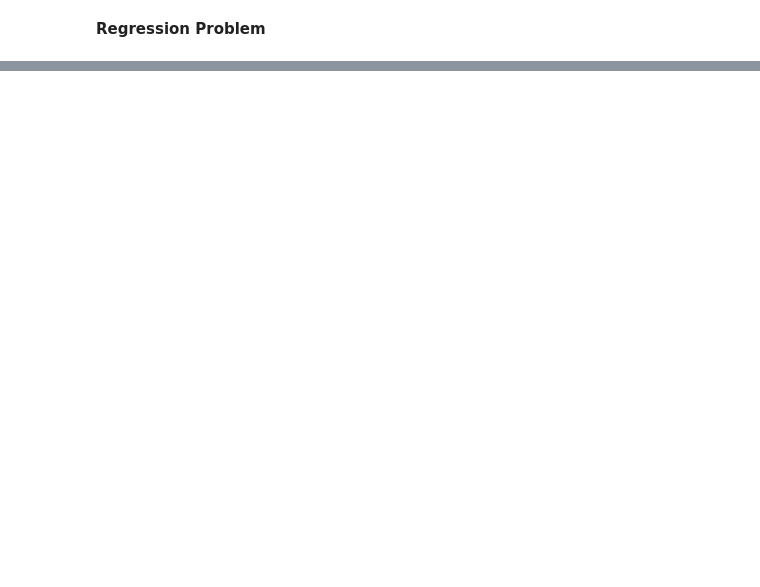
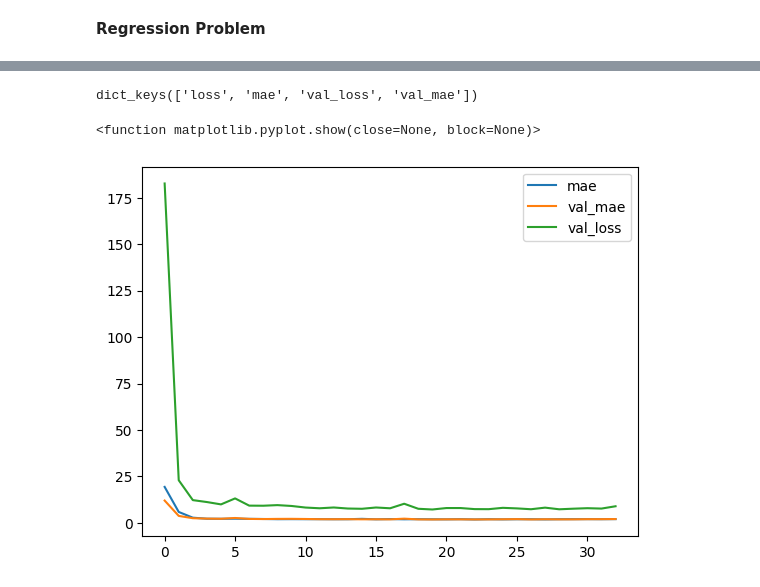
Before and after one commit to ajdhiman/Deep-Learning, a Jupyter notebook: Deep_Learning_ANN.ipynb, the cells around one changed output, grey strips where cells are left out. Cells and saved outputs as stored; diff of their text form; code cells hidden in the pictures; blank space fills up the shorter version.

```diff
--- a/Deep_Learning_ANN.ipynb
+++ b/Deep_Learning_ANN.ipynb
@@ -207,0 +297,16 @@ classifier.save_weights('model_weights.h5')
+# %%
+opt=tf.keras.optimizers.Adam(learning_rate=0.01)
+
+mse_loss=tf.keras.losses.MeanSquaredError(
+    name='mean_squared_error'
+)
+
+mse_metrics=tf.keras.metrics.MeanSquaredError(
+    name='mean_squared_error', dtype=None
+)
+# %%
+model.compile(optimizer=opt,loss=mse_loss,metrics=['mae'])
+# %%
+early_stopping=tf.keras.callbacks.EarlyStopping(monitor="mae",min_delta=0.0001,patience=10,verbose=1,mode="auto",baseline=None,restore_best_weights=False)
+# %%
+model_history=model.fit(np.array(x_train_scaled),y_train,validation_data=(x_test_scaled,y_test),batch_size=10,epochs=100,callbacks=early_stopping)
@@ -207,0 +331,13 @@ classifier.save_weights('model_weights.h5')
+# %%
+model_history.history.keys()
+# %% [output]
+dict_keys(['loss', 'mae', 'val_loss', 'val_mae'])
+# %%
+plt.plot(model_history.history['mae'])
+plt.plot(model_history.history['val_mae'])
+plt.plot(model_history.history['val_loss'])
+plt.legend(['mae','val_mae','val_loss'])
+plt.show
+# %% [output]
+<function matplotlib.pyplot.show(close=None, block=None)>
+[figure, added]
```
Also changed, not shown: parts of 25 cells of this notebook.
